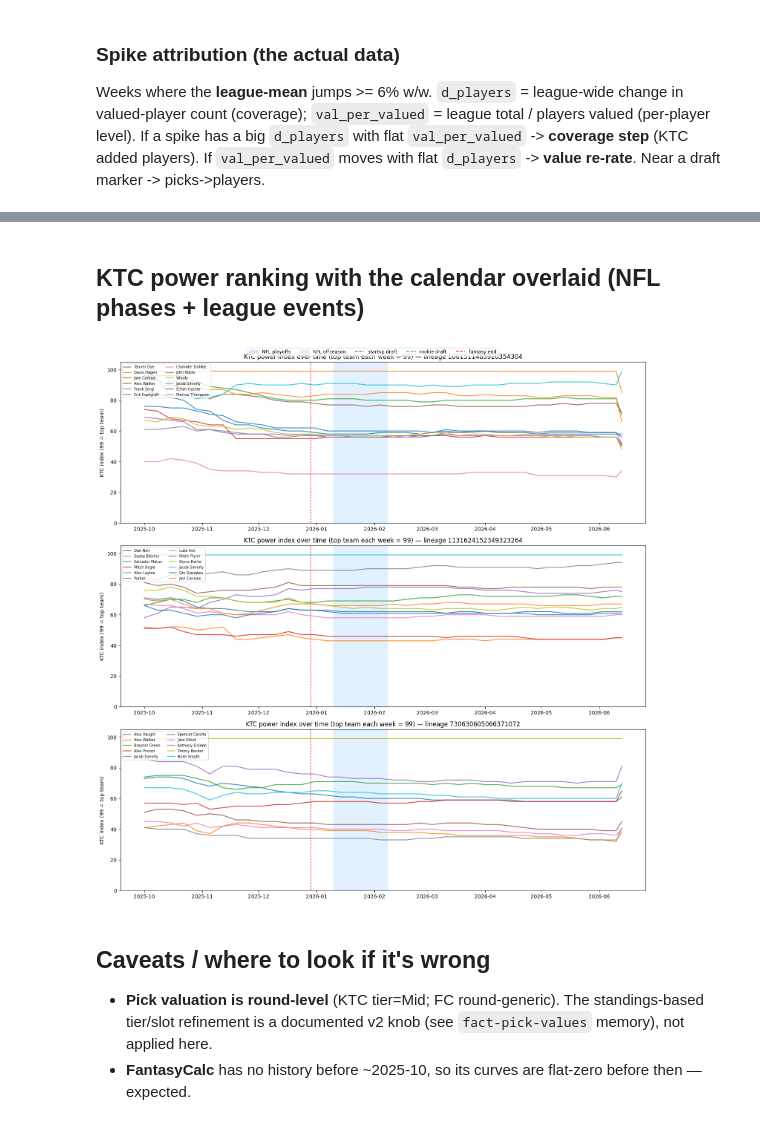
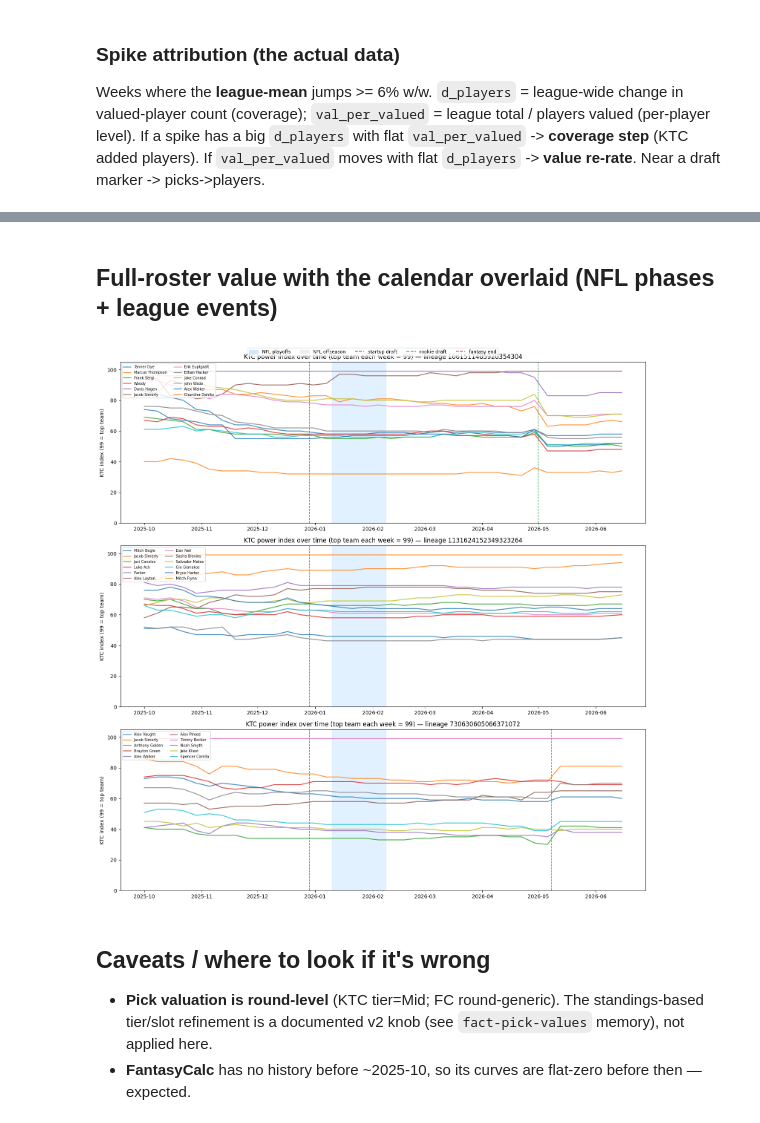
Before and after one commit to jsimerly/fantasy-analysis, a Jupyter notebook: analysis/02_team_value_over_time.ipynb, the cells around one changed output, grey strips where cells are left out. Cells and saved outputs as stored; diff of their text form; code cells hidden in the pictures.

```diff
--- a/analysis/02_team_value_over_time.ipynb
+++ b/analysis/02_team_value_over_time.ipynb
@@ -255,9 +240,9 @@ fig.tight_layout(); fig.savefig(CACHE/"tvot_ktc_spikes.png",dpi=90,bbox_inches="
 # %% [markdown]
-## KTC power ranking with the calendar overlaid (NFL phases + league events)
+## Full-roster value with the calendar overlaid (NFL phases + league events)
 # %%
 import matplotlib.patches as mpatches
 dd_cal, le_cal = F.load_calendar()
-# KTC 1-99 power index (players-only): top team each week = 99.
+# Full-roster value index (players + picks): top team each week = 99.
 tvk_plus, _agg_cal = F.league_diagnostics(tv_ktc, fr_meta)
 
 _starts  = dd_cal.filter(pl.col("is_nfl_season_start")).sort("date")["date"].to_list()
@@ -265,43 +250,43 @@ _pstarts = dd_cal.filter(pl.col("is_nfl_playoff_start")).sort("date")["date"].to
 _pends   = dd_cal.filter(pl.col("is_nfl_playoff_end")).sort("date")["date"].to_list()
 EV_COLOR = {"startup_draft": "#7b3294", "rookie_draft": "#1a9641", "fantasy_end": "#d7191c"}
 
-def plot_with_calendar(tv, col="ktc_index", title="KTC power index over time (top team each week = 99)"):
+def plot_with_calendar(tv, col="total_index", title="Full-roster value (players + picks) — top team each week = 99"):
     lins = [l for l in tv["league_lineage_id"].unique().to_list() if l is not None]
     fig, axes = plt.subplots(len(lins), 1, figsize=(15, 5*len(lins)), squeeze=False)
     for ax, lin in zip(axes[:, 0], lins):
         sub = tv.filter((pl.col("league_lineage_id") == lin) & (pl.col("total_value") > 0))
         if sub.height == 0:
             continue
         x0, x1 = sub["date"].min(), sub["date"].max()
         for ps, pe in zip(_pstarts, _pends):
             if pe >= x0 and ps <= x1: ax.axvspan(ps, pe, color="#cfe8ff", alpha=0.6, zorder=0)
         for pe in _pends:
             nxt = [s for s in _starts if s > pe]
             if nxt and nxt[0] >= x0 and pe <= x1: ax.axvspan(pe, nxt[0], color="0.93", zorder=0)
         for fid in sub["franchise_id"].unique().to_list():
             s = sub.filter(pl.col("franchise_id") == fid).sort("date")
             ax.plot([d for d in s["date"]], s[col].to_list(), lw=1.6, alpha=0.85,
                     label=(s["current_team_name"][0] or fid), zorder=2)
         for r in le_cal.filter(pl.col("league_lineage_id") == lin).iter_rows(named=True):
             if r["event_date"] is not None and x0 <= r["event_date"] <= x1:
                 ax.axvline(r["event_date"], color=EV_COLOR.get(r["event_type"], "gray"),
                            ls="--", lw=1.1, alpha=0.9, zorder=1)
-        ax.set_title(f"{title} — lineage {lin}"); ax.set_ylabel("KTC index (99 = top team)")
+        ax.set_title(f"{title} — lineage {lin}"); ax.set_ylabel("value index (99 = top team)")
         ax.set_ylim(0, 105)
         ax.legend(fontsize=7, ncol=2, loc="upper left")
         ax.xaxis.set_major_formatter(mdates.DateFormatter("%Y-%m"))
     legend = [mpatches.Patch(color="#cfe8ff", label="NFL playoffs"),
               mpatches.Patch(color="0.93", label="NFL offseason"),
               plt.Line2D([], [], color=EV_COLOR["startup_draft"], ls="--", label="startup draft"),
               plt.Line2D([], [], color=EV_COLOR["rookie_draft"], ls="--", label="rookie draft"),
               plt.Line2D([], [], color=EV_COLOR["fantasy_end"], ls="--", label="fantasy end")]
     fig.legend(handles=legend, loc="upper center", ncol=5, fontsize=9, bbox_to_anchor=(0.5, 1.005))
     fig.tight_layout(); return fig
 
-fig = plot_with_calendar(power, col="power_index")
+fig = plot_with_calendar(tvk_plus, col="total_index")
 fig.savefig(CACHE/"tvot_ktc_calendar.png", dpi=90, bbox_inches="tight"); plt.show()
 # %% [output]
-[figure, old version]
+[figure, new version]
 # %% [markdown]
 ## Caveats / where to look if it's wrong
 - **Pick valuation is round-level** (KTC tier=Mid; FC round-generic). The standings-based tier/slot
```
Also changed, not shown: parts of 12 cells of this notebook, 2 other files.
